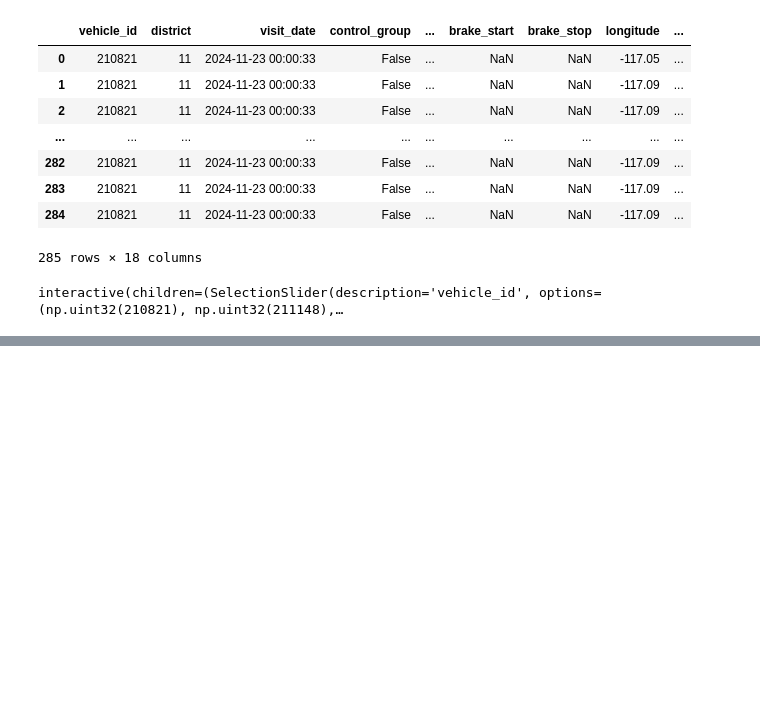
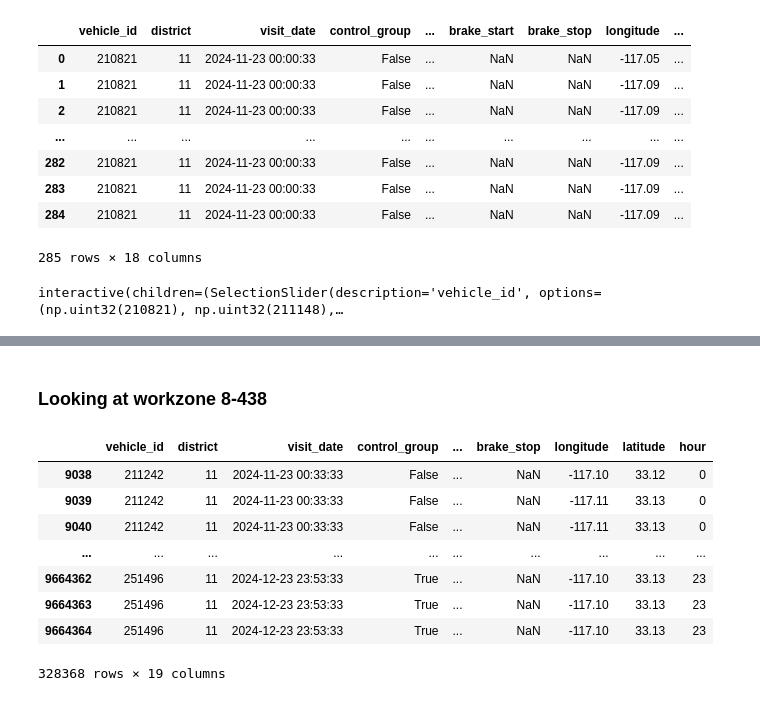
Before and after one commit to dstl-lab/treds-work-zone-analysis, a Jupyter notebook: eda.ipynb, the cells around one changed output, grey strips where cells are left out. Saved outputs shown, nothing was run; the diff lists cells and outputs as text; code cells hidden in the pictures; blank space fills up the shorter version.

```diff
--- a/eda.ipynb
+++ b/eda.ipynb
@@ -290,0 +350,20 @@ Wall time: 9.32 s
+# %% [markdown]
+### Looking at workzone 8-438
+# %%
+workzone = '8-438'
+w1 = (
+    df
+    .assign(hour=lambda df: df['visit_date'].dt.hour)
+    .query('workzone_id == @workzone and (hour > 15 or hour < 5)')
+)
+w1
+# %% [output]
+|  | vehicle_id | district | visit_date | control_group | ... | brake_stop | longitude | latitude | hour |
+| 9038 | 211242 | 11 | 2024-11-23 00:33:33 | False | ... | NaN | -117.10 | 33.12 | 0 |
+| 9039 | 211242 | 11 | 2024-11-23 00:33:33 | False | ... | NaN | -117.11 | 33.13 | 0 |
+| 9040 | 211242 | 11 | 2024-11-23 00:33:33 | False | ... | NaN | -117.11 | 33.13 | 0 |
+| ... | ... | ... | ... | ... | ... | ... | ... | ... | ... |
+| 9664362 | 251496 | 11 | 2024-12-23 23:53:33 | True | ... | NaN | -117.10 | 33.13 | 23 |
+| 9664363 | 251496 | 11 | 2024-12-23 23:53:33 | True | ... | NaN | -117.10 | 33.13 | 23 |
+| 9664364 | 251496 | 11 | 2024-12-23 23:53:33 | True | ... | NaN | -117.10 | 33.13 | 23 |
+328368 rows × 19 columns
```
Also changed, not shown: parts of 10 cells of this notebook, 2 other files.
